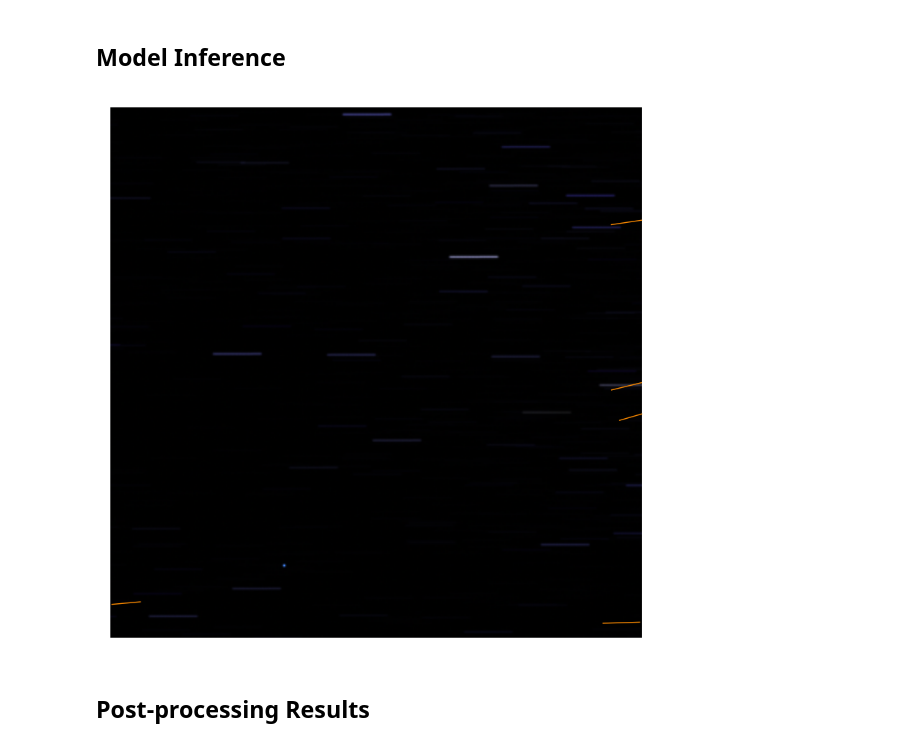
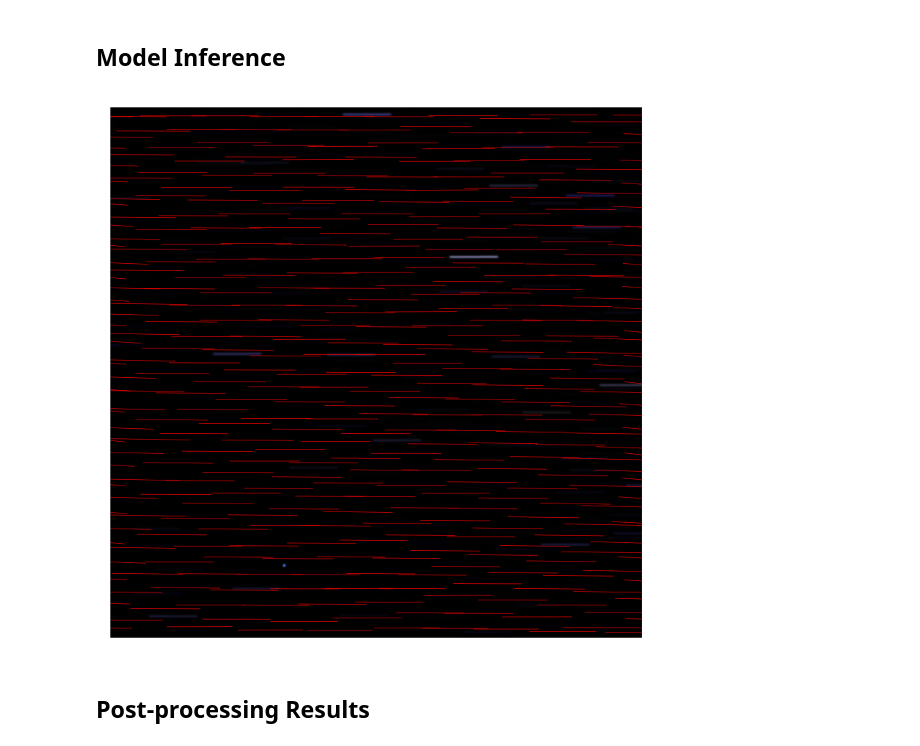
Before and after one commit to zgazak/LETR, a Jupyter notebook: src/demo_letr.ipynb, the cells around one changed output. Drawn from its saved outputs; the diff is of its cells as text; code cells hidden in the pictures.

```diff
--- a/src/demo_letr.ipynb
+++ b/src/demo_letr.ipynb
@@ -84,7 +84,7 @@ class Resize(object):
 ## Load Model Pre-trained Weights
 # %%
 # obtain checkpoints
-checkpoint = torch.load('../exp/oft/checkpoints/checkpoint.pth', map_location='cpu')
+checkpoint = torch.load('../exp/oft_noresize_bs20_2/checkpoints/checkpoint0014.pth', map_location='cpu')
 
 # load model
 args = checkpoint['args']
@@ -118,7 +113,7 @@ LETR(
 ## Load Demo Image
 # %%
 # load image
-raw_img = plt.imread('../figures/space_demo.png')
+raw_img = plt.imread('../figures/space_demo2.png')
 h, w = raw_img.shape[0], raw_img.shape[1]
 orig_size = torch.as_tensor([int(h), int(w)])
 
@@ -145,36 +140,36 @@ plt.imshow(raw_img)
 # %%
 
 outputs = model(inputs)
 out_logits, out_line = outputs['pred_logits'], outputs['pred_lines']
 prob = F.softmax(out_logits, -1)
 scores, labels = prob[..., :-1].max(-1)
 img_h, img_w = orig_size.unbind(0)
 scale_fct = torch.unsqueeze(torch.stack([img_w, img_h, img_w, img_h], dim=0), dim=0)
 lines = out_line * scale_fct[:, None, :]
 lines = lines.view(1000, 2, 2)
 lines = lines.flip([-1])# this is yxyx format
 scores = scores.detach().numpy()
-keep = scores >= 0.6
+keep = scores >= 0.75
 keep = keep.squeeze()
 lines = lines[keep]
 lines = lines.reshape(lines.shape[0], -1)
 
 
 fig = plt.figure()
 plt.imshow(raw_img)
 for tp_id, line in enumerate(lines):
     y1, x1, y2, x2 = line.detach().numpy() # this is yxyx
     p1 = (x1, y1)
     p2 = (x2, y2)
-    plt.plot([p1[0], p2[0]], [p1[1], p2[1]], linewidth=.5, color='darkorange', zorder=1)
+    plt.plot([p1[0], p2[0]], [p1[1], p2[1]], linewidth=.25, color='red', zorder=1)
 plt.axis('off')
 
 
 plt.savefig("../figures/demo_star_result.png", dpi=300, bbox_inches='tight', pad_inches = 0)
-plt.close(fig)
-#plt.show()
+#plt.close(fig)
+plt.show()
 # %% [output]
-[figure, old version]
+[figure, new version]
 # %% [markdown]
 ## Post-processing Results
 # %%
```
Also changed, not shown: parts of 1 cell of this notebook, 2 other files.
